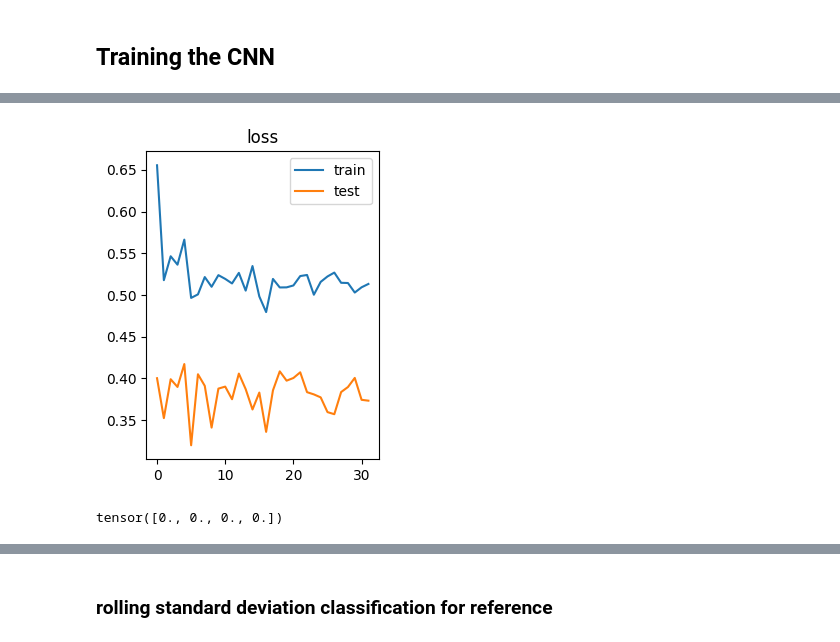
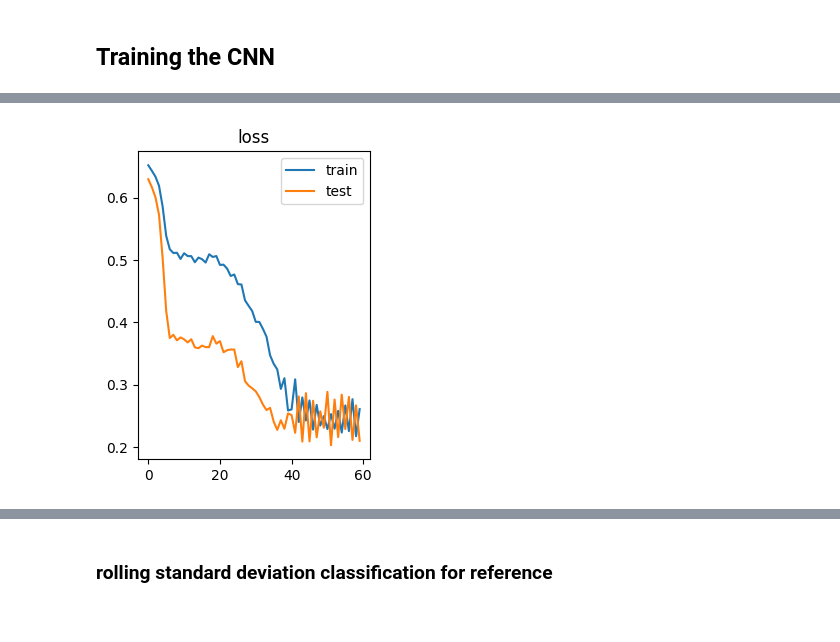
Before and after one commit to xkalet07/cml_wd_telcosense, a Jupyter notebook: attempt_01_dummy_data/my_train_cnn_1cml.ipynb, the cells around one changed output, grey strips where cells are left out. Drawn from its saved outputs; the diff is of its cells as text; code cells hidden in the pictures.

Commit message:
Performance enhanced. changed: standardising:0-1, dropout:0.1, lr:0.0001 => test_loss = 0.21

```diff
--- a/attempt_01_dummy_data/my_train_cnn_1cml.ipynb
+++ b/attempt_01_dummy_data/my_train_cnn_1cml.ipynb
@@ -52,7 +52,7 @@ All from pycomlink https://github.com/pycomlink/pycomlink/blob/master/notebooks/
 #### Choose one CML, repair fault data and calculate TRSL
 # %%
 # Choose one cml
-k = 14; # index of chosen cml 0-499
+k = 1; # index of chosen cml 0-499
 my_cml = cml_set.isel(cml_id = k) # https://docs.xarray.dev/en/latest/generated/xarray.Dataset.assign.html
 my_ref = ref_set.isel(cml_id = k)
 
@@ -230,6 +230,8 @@ plt.show()
 "\n# histogram from: https://isibrno.cz/deep/\nplt.figure()\nplt.hist(my_data_set.trsl)\nplt.title(f'Histogram of TRSL')\nplt.xlabel('TRSL [dB]')\nplt.ylabel('Frequency')\nplt.show()\n"
 # %%
 # Calculate median and divide trsl for bot channels
-median_tot = ds.trsl.median(axis=(1,2), skipna=True)
-ds['trsl'] = ds.trsl / median_tot
-ds
+#median_tot = ds.trsl.median(axis=(1,2), skipna=True)
+#ds['trsl'] = ds.trsl / median_tot
+
+# Standardising to 0-1 fullscale
+ds['trsl'] = (ds.trsl-ds.trsl.values.min())  / (ds.trsl.values.max()-ds.trsl.values.min())
@@ -353,4 +339,6 @@ testloader = torch.utils.data.DataLoader(testset, batch_size = batchsize, shuffl
 ## Training the CNN
 # %%
 model = cnn.cnn_class()
-optimizer = torch.optim.AdamW(model.parameters(), lr=0.001)
+optimizer = torch.optim.AdamW(model.parameters(), lr=0.0001)
+
+# try lower training rate and no dropout
@@ -360,3 +345,6 @@ resume = 0
+# %%
+epochs = 60    # experimentally max epochs: 150
+resume = 30     # continue learning at epoch xx
 # %%
 if resume == 0:
     loss_dict = {}
@@ -367,12 +355,17 @@ if resume == 0:
 # %%
 for epoch in range(resume, epochs):
     # training
+    cnn_prediction = []
     train_losses = []
     for inputs, targets in tqdm(trainloader):
         optimizer.zero_grad()
         pred = model(inputs)
         pred = nn.Flatten(0,1)(pred)            # transpose column data into row
         # calculating the loss function
+
+        # getting the output
+        if epoch == epochs-1: cnn_prediction = cnn_prediction+pred.tolist()
+
         loss = nn.BCELoss()(pred, targets)      # Targets and Imputs size must match
         loss.backward()
         optimizer.step()
@@ -387,6 +380,10 @@ for epoch in range(resume, epochs):
             pred = model(inputs)
             # pred = pred.round()
             pred = nn.Flatten(0,1)(pred)
+
+            # getting the output
+            if epoch == epochs-1: cnn_prediction = cnn_prediction+pred.tolist()
+
             loss = nn.BCELoss()(pred, targets)
             test_losses.append(loss.detach().numpy())
         loss_dict['test']['loss'].append(np.mean(test_losses))
@@ -416,5 +413 @@ min test loss: 0.3197941
-[figure, old version]
+[figure, new version]
-# %%
-targets
-# %% [output]
-tensor([0., 0., 0., 0.])
```
Also changed, not shown: parts of 14 cells of this notebook, 3 other files.
